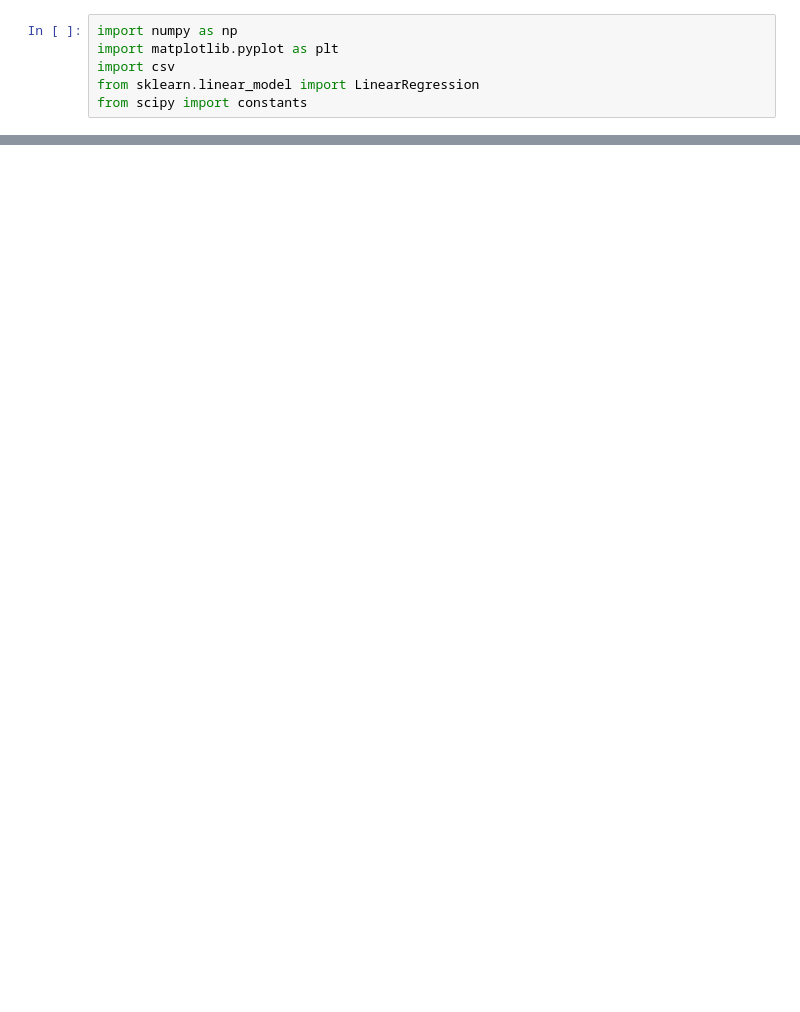
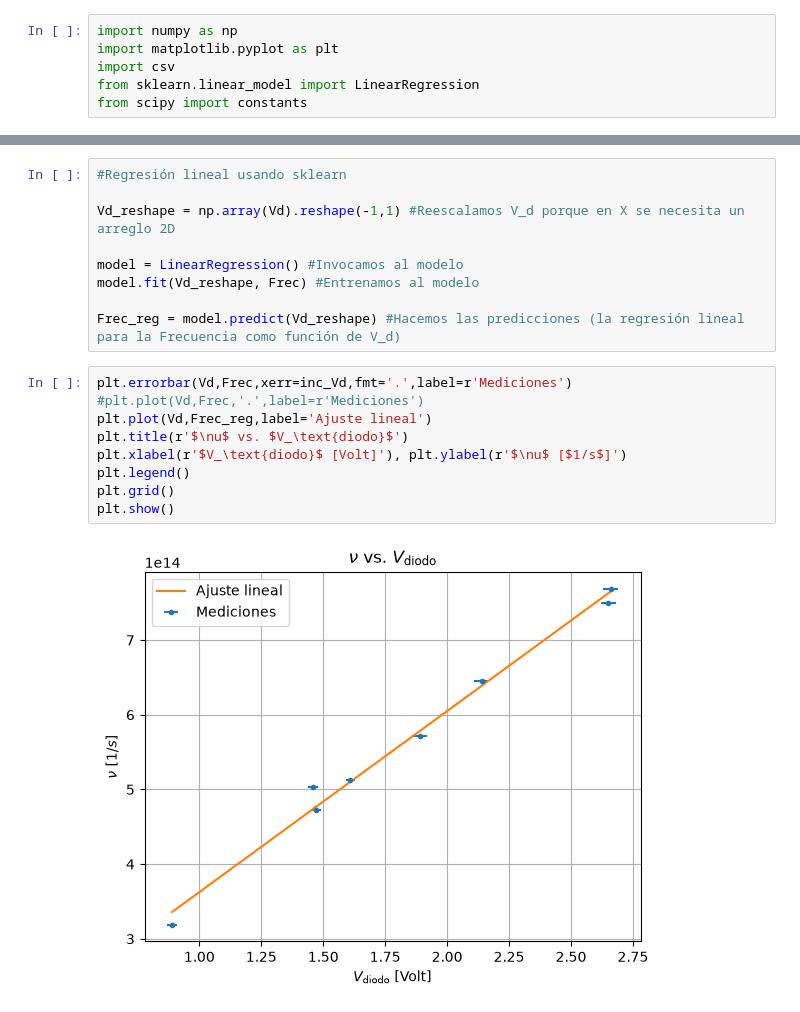
Before and after one commit to Alexi5omg/Labo-Contemporanea, a Jupyter notebook: Practica3/AnalisisP3.ipynb, the cells around one changed output, grey strips where cells are left out. Drawn from its saved outputs; the diff is of its cells as text; blank space fills up the shorter version.

```diff
--- a/Practica3/AnalisisP3.ipynb
+++ b/Practica3/AnalisisP3.ipynb
@@ -36,0 +28,20 @@ plt.show()
+# %%
+#Regresión lineal usando sklearn
+
+Vd_reshape = np.array(Vd).reshape(-1,1) #Reescalamos V_d porque en X se necesita un arreglo 2D
+
+model = LinearRegression() #Invocamos al modelo
+model.fit(Vd_reshape, Frec) #Entrenamos al modelo
+
+Frec_reg = model.predict(Vd_reshape) #Hacemos las predicciones (la regresión lineal para la Frecuencia como función de V_d)
+# %%
+plt.errorbar(Vd,Frec,xerr=inc_Vd,fmt='.',label=r'Mediciones')
+#plt.plot(Vd,Frec,'.',label=r'Mediciones')
+plt.plot(Vd,Frec_reg,label='Ajuste lineal')
+plt.title(r'$\nu$ vs. $V_\text{diodo}$')
+plt.xlabel(r'$V_\text{diodo}$ [Volt]'), plt.ylabel(r'$\nu$ [$1/s$]')
+plt.legend()
+plt.grid()
+plt.show()
+# %% [output]
+[figure, added]
```
Also changed, not shown: parts of 22 cells of this notebook, 10 other files.
